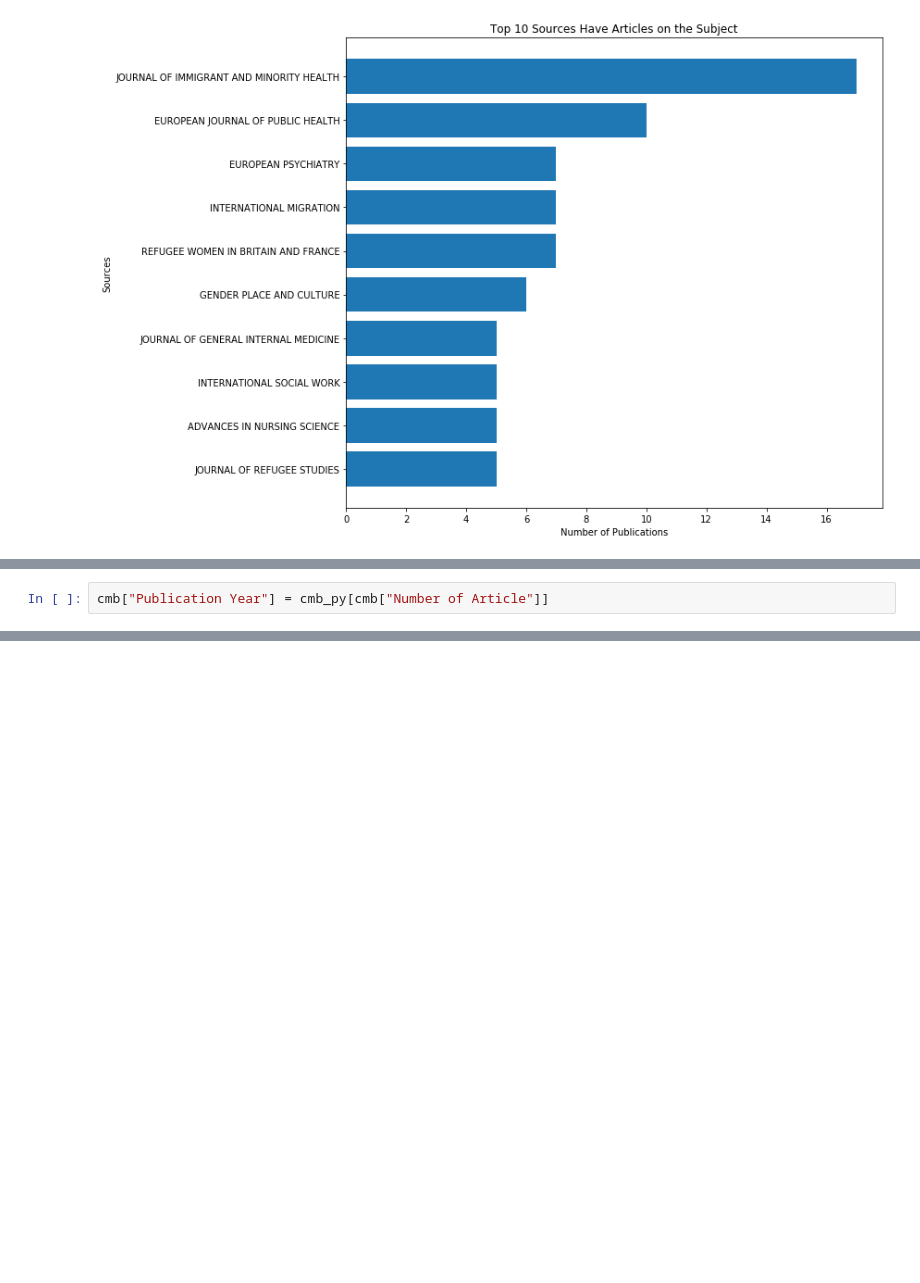
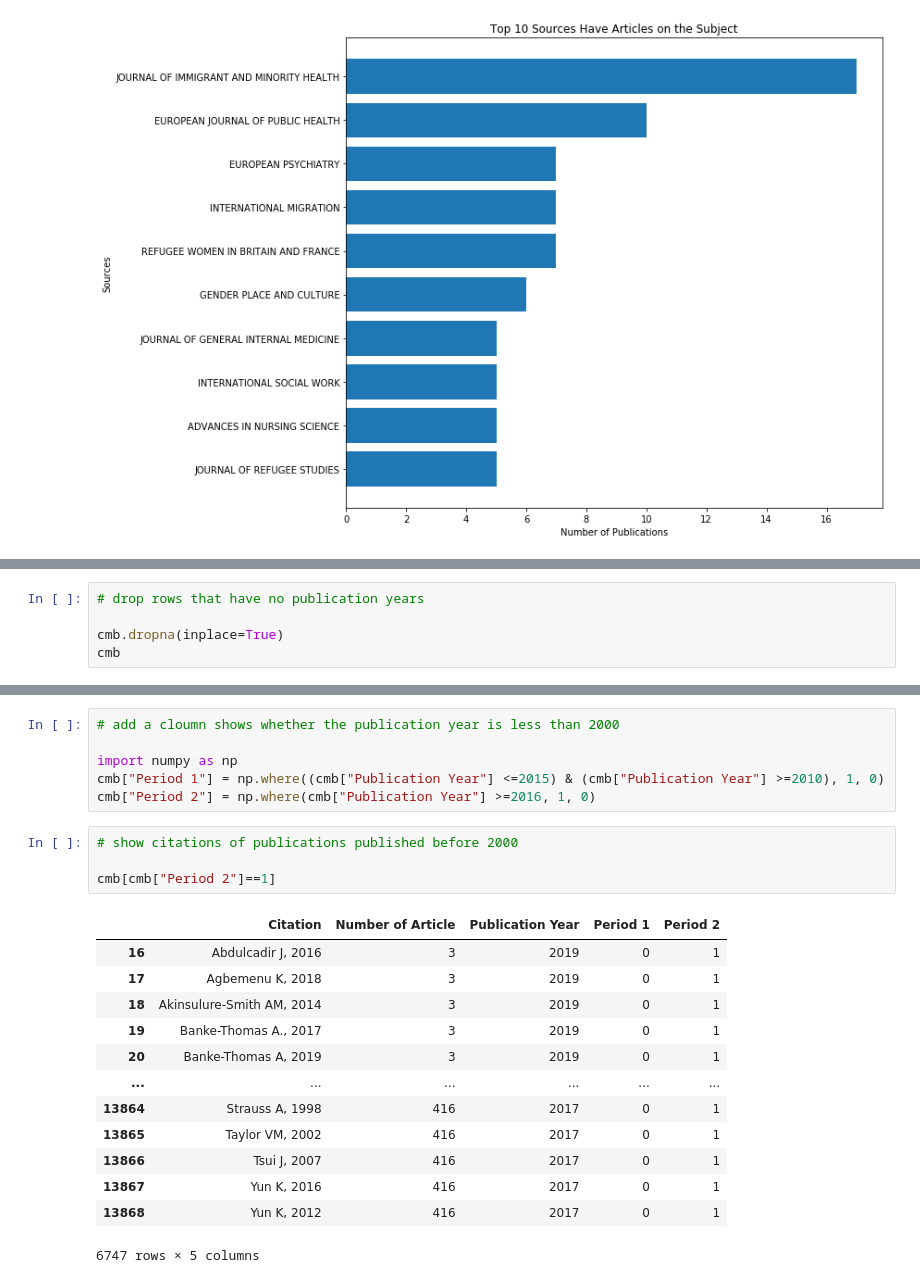
Before and after one commit to kurtsenol/pandas, a Jupyter notebook: web_of_science.ipynb, the cells around one changed output, grey strips where cells are left out. Cells and saved outputs as stored; diff of their text form; blank space fills up the shorter version.

```diff
--- a/web_of_science.ipynb
+++ b/web_of_science.ipynb
@@ -428,2 +437,0 @@ cmb
-# %%
-cmb["Publication Year"] = cmb_py[cmb["Number of Article"]]
@@ -431,0 +464,5 @@ TypeError: 'Series' objects are mutable, thus they cannot be hashed
+# %%
+# drop rows that have no publication years
+
+cmb.dropna(inplace=True)
+cmb
@@ -431,0 +493,24 @@ TypeError: 'Series' objects are mutable, thus they cannot be hashed
+# %%
+# add a cloumn shows whether the publication year is less than 2000
+
+import numpy as np
+cmb["Period 1"] = np.where((cmb["Publication Year"] <=2015) & (cmb["Publication Year"] >=2010), 1, 0)
+cmb["Period 2"] = np.where(cmb["Publication Year"] >=2016, 1, 0)
+# %%
+# show citations of publications published before 2000
+
+cmb[cmb["Period 2"]==1]
+# %% [output]
+|  | Citation | Number of Article | Publication Year | Period 1 | Period 2 |
+| 16 | Abdulcadir J, 2016 | 3 | 2019 | 0 | 1 |
+| 17 | Agbemenu K, 2018 | 3 | 2019 | 0 | 1 |
+| 18 | Akinsulure-Smith AM, 2014 | 3 | 2019 | 0 | 1 |
+| 19 | Banke-Thomas A., 2017 | 3 | 2019 | 0 | 1 |
+| 20 | Banke-Thomas A, 2019 | 3 | 2019 | 0 | 1 |
+| ... | ... | ... | ... | ... | ... |
+| 13864 | Strauss A, 1998 | 416 | 2017 | 0 | 1 |
+| 13865 | Taylor VM, 2002 | 416 | 2017 | 0 | 1 |
+| 13866 | Tsui J, 2007 | 416 | 2017 | 0 | 1 |
+| 13867 | Yun K, 2016 | 416 | 2017 | 0 | 1 |
+| 13868 | Yun K, 2012 | 416 | 2017 | 0 | 1 |
+6747 rows × 5 columns
```
Also changed, not shown: parts of 10 cells of this notebook.
